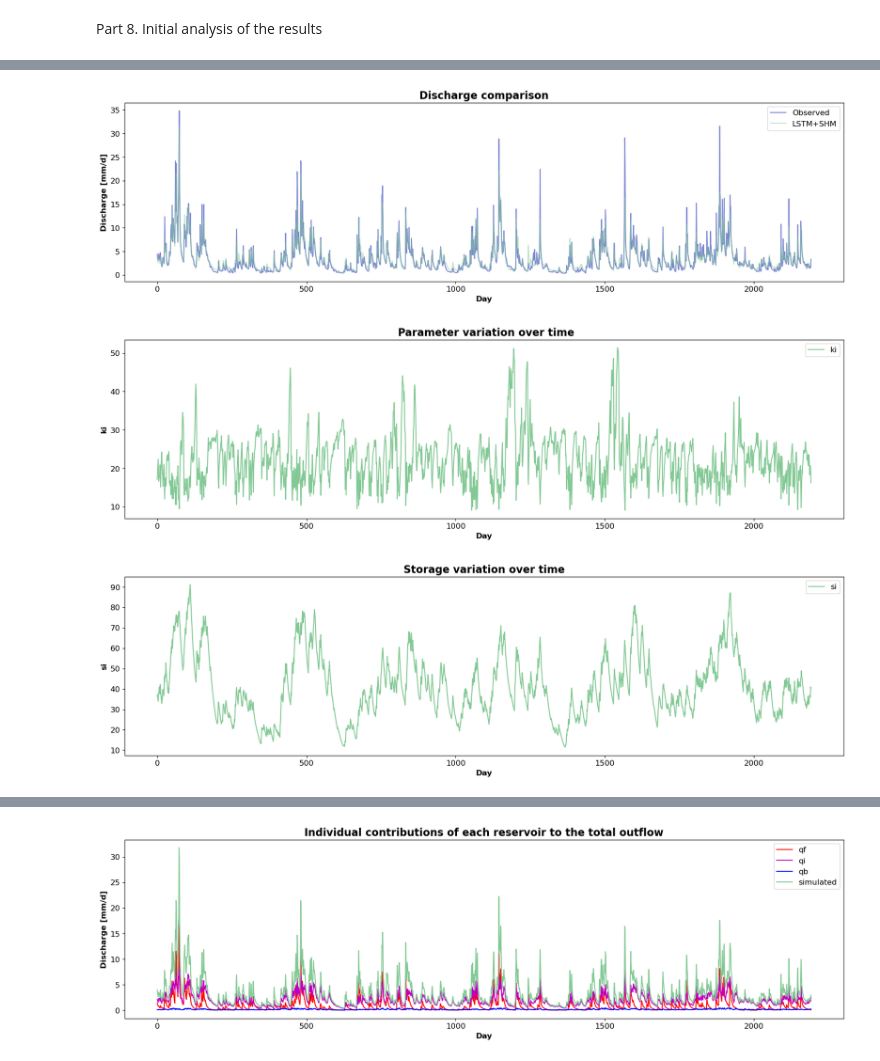
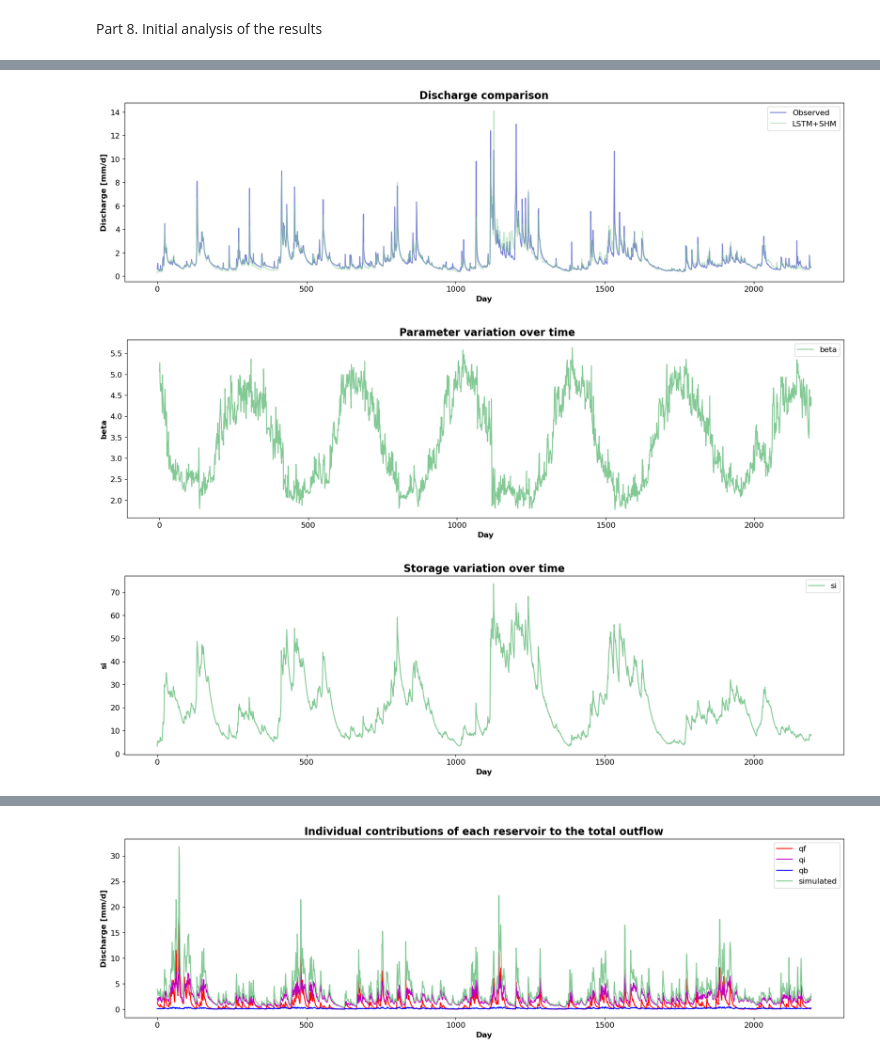
Before and after one commit to KIT-HYD/Hy2DL, a Jupyter notebook: Model_Hybrid/LSTM_SHM.ipynb, the cells around one changed output, grey strips where cells are left out. Cells and saved outputs as stored; diff of their text form; code cells hidden in the pictures.

```diff
--- a/Model_Hybrid/LSTM_SHM.ipynb
+++ b/Model_Hybrid/LSTM_SHM.ipynb
@@ -811,7 +813,7 @@ write_progress(file_name=save_folder+'/run_progress.txt', text=report)
 Part 7. Run model for testing set using the calibrated parameters
 # %%
 # In case I already trained an LSTM I can re-construct the model
-network.load_state_dict(torch.load(save_folder + '/epoch_20'))
+network.load_state_dict(torch.load(save_folder + '/epoch_20', map_location=torch.device('cpu')))
 # %% [output]
 <All keys matched successfully>
 # %%
@@ -961,6 +963,6 @@ plt.show()
 # %%
 # Plot simulated and observed discharges
-basin_to_analyze = 22 # index of the basin. Check the df_NSE variable
+basin_to_analyze = 9 # index of the basin. Check the df_NSE variable
 
 sim = sim_q_testing[basin_to_analyze].flatten().cpu().detach().numpy()
 obs = obs_q_testing[basin_to_analyze].flatten().cpu().detach().numpy()
@@ -977,31 +979,31 @@ plt.legend(loc="upper right",fontsize=12)
 #plt.savefig(save_folder + '/Model_Comparison.png', bbox_inches='tight', pad_inches=0)
 plt.show()
 # %% [output]
-[figure, old version]
+[figure, new version]
 # %%
 # Plot parameter variation:
 param_list = ['dd', 'f_thr', 'sumax', 'beta','perc', 'kf', 'ki', 'kb']
-parameter_number= 6 #index of parameter in param_list
+parameter_number= 3 #index of parameter in param_list
 
 # Create plot
 param = parameters_testing[basin_to_analyze][:,parameter_number].flatten().cpu().detach().numpy()
 plt.plot(param, label= param_list[parameter_number], color=color_dictionary["LSTM+SHM"])
 # Format plot
 plt.xlabel('Day', fontsize=12, fontweight='bold')
 plt.ylabel(param_list[parameter_number], fontsize=12, fontweight='bold')
 plt.title(' Parameter variation over time', fontsize=16, fontweight='bold')
 plt.tick_params(axis='both', which='major', labelsize=12)
 plt.legend(loc="upper right",fontsize=12)
 plt.show()
 # %% [output]
-[figure, old version]
+[figure, new version]
 # %%
 # Plot storage variation:
 storage_list = ['ss', 'sf', 'su', 'si','sb']
 storage_number= 3 #storage index in storage_list
 
 # Create plot
-storage= storages_testing [basin_to_analyze][:,storage_number].flatten().cpu().detach().numpy()
+storage= storages_testing[basin_to_analyze][:,storage_number].flatten().cpu().detach().numpy()
 plt.plot(storage, label=storage_list[storage_number], color=color_dictionary["LSTM+SHM"])
 # Format plot
 plt.xlabel('Day', fontsize=12, fontweight='bold')
@@ -1012,4 +1014,4 @@ plt.legend(loc="upper right",fontsize=12)
 #plt.savefig(save_folder + '/Storage_Variation.png', bbox_inches='tight', pad_inches=0)
 plt.show()
 # %% [output]
-[figure, old version]
+[figure, new version]
```
Also changed, not shown: parts of 5 cells of this notebook, 1 other file.
